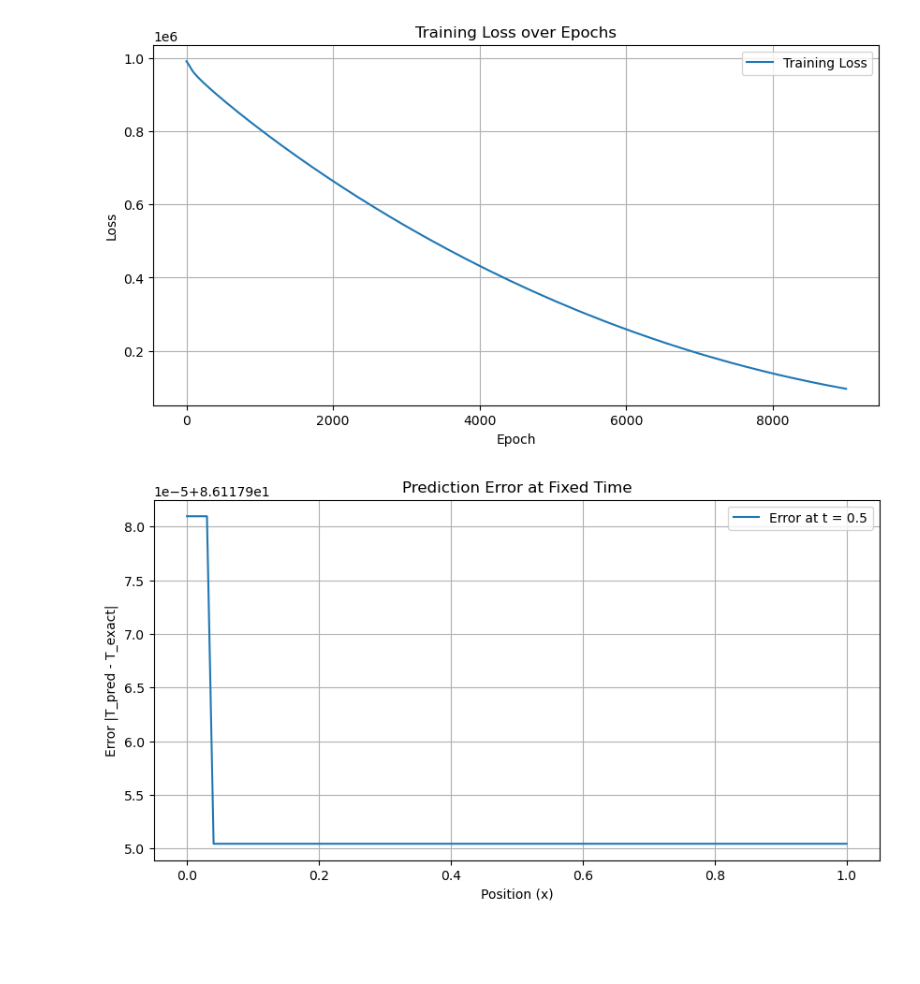
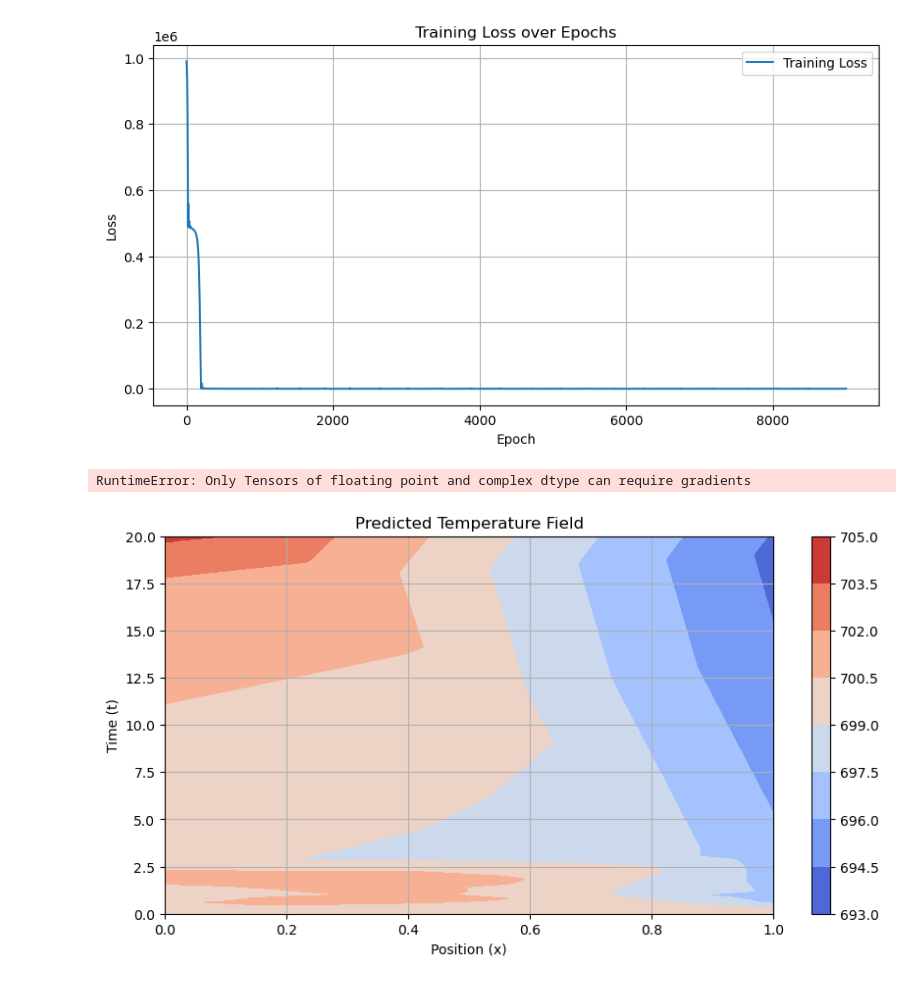
Before and after one commit to radhikrammohan/1D_HT_Pinn, a Jupyter notebook: Data_prep/PINN/1D_PINN_basic.ipynb, the cells around one changed output. Saved outputs shown, nothing was run; the diff lists cells and outputs as text; code cells hidden in the pictures; blank space fills up the shorter version.

```diff
--- a/Data_prep/PINN/1D_PINN_basic.ipynb
+++ b/Data_prep/PINN/1D_PINN_basic.ipynb
@@ -11,9 +11,15 @@ class HeatPINN(nn.Module):
         super(HeatPINN, self).__init__()
         self.net = nn.Sequential(
             nn.Linear(input_size, hidden_size),
-            nn.Tanh(),
+            nn.ReLU(),
             nn.Linear(hidden_size, hidden_size),
-            nn.Tanh(),
+            nn.ReLU(),
+            nn.Linear(hidden_size, hidden_size),
+            nn.ReLU(),
+            nn.Linear(hidden_size, hidden_size),
+            nn.ReLU(),
+            nn.Linear(hidden_size, hidden_size),
+            nn.ReLU(),
             nn.Linear(hidden_size, output_size)
         )
 
@@ -22,7 +28,7 @@ class HeatPINN(nn.Module):
         return self.net(input_features)
 
 # Hyperparameters
-hidden_size = 50
+hidden_size = 75
 learning_rate = 1e-3
 epochs = 9000
 alpha = 0.01  # Adjust this value based on your problem
@@ -35,10 +41,10 @@ optimizer = torch.optim.Adam(model.parameters(), lr=learning_rate)
 # %%
 
 # Training data preparation
-x = torch.linspace(0, 1, 100).view(-1, 1).requires_grad_(True)
-t = torch.linspace(0, 1, 100).view(-1, 1).requires_grad_(True)
-X, T = torch.meshgrid(x.squeeze(), t.squeeze(), indexing='ij')
+x = torch.linspace(0, 1, 50).view(-1, 1).requires_grad_(True) # Spatial dimesnion of length l
+t = torch.linspace(0, 20, 100).view(-1, 1).requires_grad_(True) # Temporal dimension of length T
+X, T = torch.meshgrid(x.squeeze(), t.squeeze(), indexing='ij') # Create a meshgrid of X and T
 X = X.reshape(-1, 1)
 T = T.reshape(-1, 1)
-print(X, T)
+print( T)
 # %% [output]
@@ -119,31 +119,49 @@ Epoch 9000, Loss: 96732.2265625
 # %%
 
 # Plot training loss
 plt.figure(figsize=(10, 5))
 plt.plot(epoch_losses, label='Training Loss')
 plt.xlabel('Epoch')
 plt.ylabel('Loss')
 plt.title('Training Loss over Epochs')
 plt.legend()
 plt.grid(True)
 plt.show()
 
 # Plotting the error for a fixed time
-t_fixed = torch.tensor([[0.5]] * 100, requires_grad=True)  # Choose a time to observe error
+t_fixed = torch.tensor([[5]] * 100, requires_grad=True)  # Choose a time to observe error
 x_values = torch.linspace(0, 1, 100).view(-1, 1).requires_grad_(True)
-exact_solution = 500  # If you have an exact solution function, apply it here
+exact_solution = np.exp(-np.pi**2*0.1)*np.sin(np.pi*x_values.numpy())  # If you have an exact solution function, apply it here
 
 T_pred_fixed_time = model(x_values, t_fixed).detach().numpy().flatten()
 error_at_fixed_time = np.abs(T_pred_fixed_time - exact_solution)
 
 plt.figure(figsize=(10, 5))
 plt.plot(x_values.detach().numpy(), error_at_fixed_time, label='Error at t = 0.5')
 plt.xlabel('Position (x)')
 plt.ylabel('Error |T_pred - T_exact|')
 plt.title('Prediction Error at Fixed Time')
 plt.legend()
 plt.grid(True)
 plt.show()
 # %% [output]
-[figure, old version]
+[figure, new version]
-[figure, removed]
+RuntimeError: Only Tensors of floating point and complex dtype can require gradients
+# %%
+with torch.no_grad():
+    # Plot the predicted temperature field
+    X_plot, T_plot = torch.meshgrid(torch.linspace(0, 1, 100), torch.linspace(0, 20, 100)) # Create a meshgrid of X and T
+    X_plot = X_plot.reshape(-1, 1)  # Flatten the meshgrid
+    T_plot = T_plot.reshape(-1, 1)  # Flatten the meshgrid
+    T_pred_plot = model(X_plot, T_plot).reshape(100, 100).numpy() # Predict the temperature at each (x, t) coordinate
+
+    plt.figure(figsize=(10, 5))
+    plt.contourf(X_plot[:, 0].numpy().reshape(100, 100), T_plot[:, 0].numpy().reshape(100, 100), T_pred_plot, cmap='coolwarm')
+    plt.xlabel('Position (x)')
+    plt.ylabel('Time (t)')
+    plt.title('Predicted Temperature Field')
+    plt.colorbar()
+    plt.grid(True)
+    plt.show()
+# %% [output]
+[figure, added]
```
Also changed, not shown: parts of 2 cells of this notebook, 2 other files.
